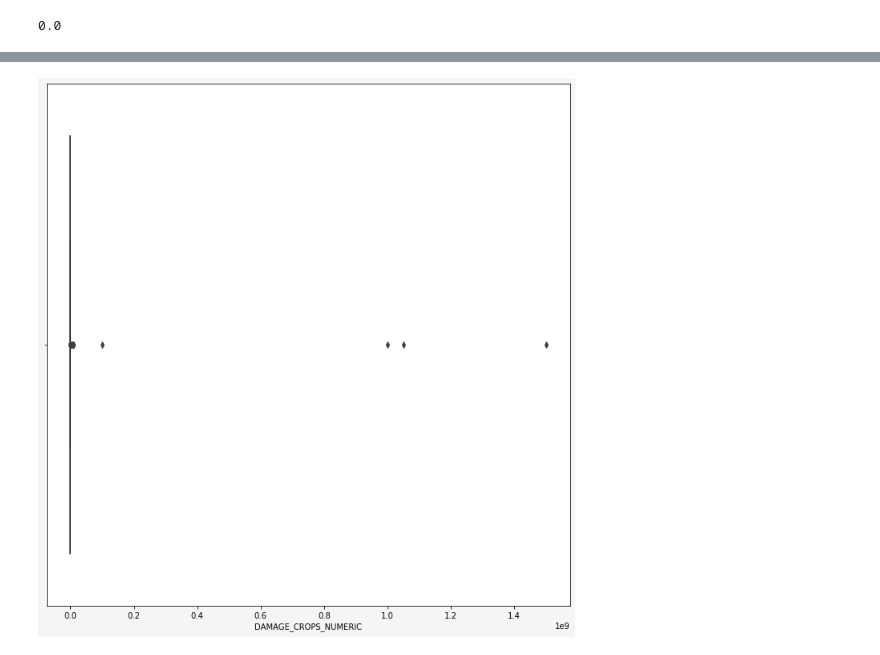
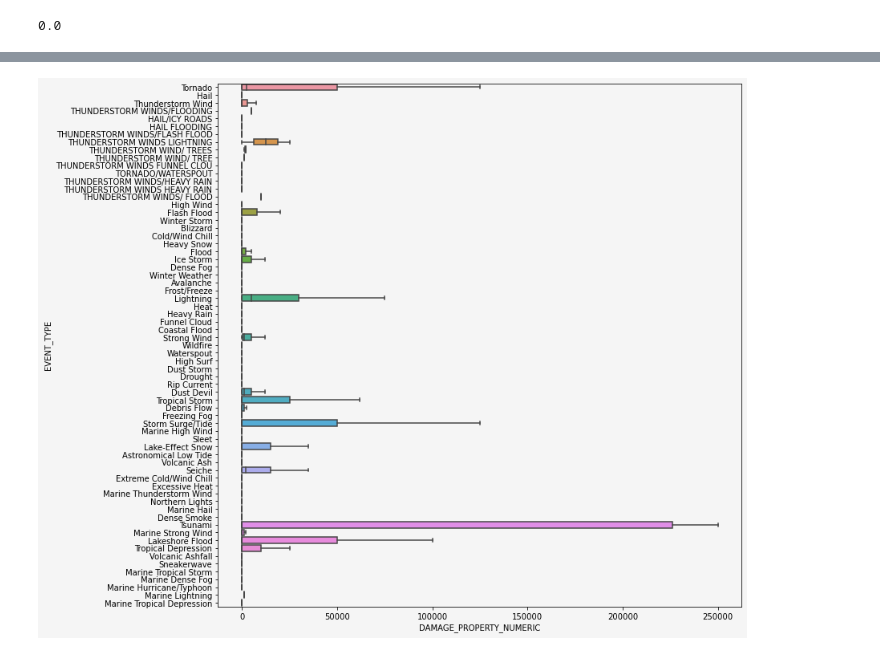
Before and after one commit to lexbuko22/NOAA_Weather_Event_Datamining, a Jupyter notebook: Storm-Event-Data Notebook.ipynb, the cells around one changed output, grey strips where cells are left out. Drawn from its saved outputs; the diff is of its cells as text; code cells hidden in the pictures.

Commit message:
data checking finished

```diff
--- a/Storm-Event-Data Notebook.ipynb
+++ b/Storm-Event-Data Notebook.ipynb
@@ -174,3 +167,19 @@ df['DAMAGE_CROPS_NUMERIC'] = df['DAMAGE_CROPS'].astype(str).fillna('0.0')
 float(df['DAMAGE_CROPS_NUMERIC'].iloc[1103333][0:-1])*1000
 # %% [output]
 0.0
+# %%
+def damage_to_numeric_check(row,col):
+    # Need to check for more signififiers - may be numeric suffixes
+    val_dict = {'h':100,'H':100, 'k':1000,'K':1000,'M':1000000,'B':1000000000, 'T': 1000000000000, '?':1}
+    if row[col] == 'nan' or row[col] == '':
+        return 'NaN'
+    else:
+        return row[col][-1]
+
+df['DAMAGE_PROPERTY_MAGNITUDE'] = df['DAMAGE_PROPERTY'].astype(str)
+df['DAMAGE_CROPS_MAGNITUDE'] = df['DAMAGE_CROPS'].astype(str)
+
+col = 'DAMAGE_PROPERTY_MAGNITUDE'
+df['DAMAGE_PROPERTY_MAGNITUDE'] = df.apply(lambda x: damage_to_numeric_check(x,col),axis=1)
+col = 'DAMAGE_CROPS_MAGNITUDE'
+df['DAMAGE_CROPS_MAGNITUDE'] = df.apply(lambda x: damage_to_numeric_check(x,col),axis=1)
@@ -193,8 +224,8 @@ df['DAMAGE_CROPS_NUMERIC'] = df.apply(lambda x: damage_to_numeric(x,col),axis=1)
 # %%
 df['DAMAGE_PROPERTY_NUMERIC'] = df['DAMAGE_PROPERTY'].astype(str).fillna('0.0')
 print(df['DAMAGE_PROPERTY_NUMERIC'].value_counts().to_markdown())
-# col = 'DAMAGE_PROPERTY_NUMERIC'
-# df['DAMAGE_PROPERTY_NUMERIC'] = df.apply(lambda x: damage_to_numeric(x,col),axis=1).astype('float64')
+col = 'DAMAGE_PROPERTY_NUMERIC'
+df['DAMAGE_PROPERTY_NUMERIC'] = df.apply(lambda x: damage_to_numeric(x,col),axis=1).astype('float64')
 # %% [output]
 |:-------------------|--------------------------:|
 | 0.00K              |                    632811 |
@@ -217,4 +248,6 @@ print(df['DAMAGE_PROPERTY_NUMERIC'].value_counts().to_markdown())
 #print(df['DAMAGE_CROPS_NUMERIC'].value_counts().to_markdown())
 df['DAMAGE_CROPS_NUMERIC'] = df['DAMAGE_CROPS_NUMERIC'].astype('float64')
 df['DAMAGE_CROPS_NUMERIC'].sort_values().tail(30)
+df['DAMAGE_PROPERTY_NUMERIC'] = df['DAMAGE_PROPERTY_NUMERIC'].astype('float64')
+df['DAMAGE_PROPERTY_NUMERIC'].sort_values().tail(30)
 # %% [output]
@@ -244,0 +271,11 @@ AttributeError: 'tuple' object has no attribute 'figure'
+# %%
+import seaborn as sns
+print(df[df['EVENT_TYPE']=='TORNADOES, TSTM WIND, HAIL']['DAMAGE_PROPERTY_NUMERIC'])
+## Removing major outlier for plot
+df_prop_damage_plot = df[['EVENT_TYPE','DAMAGE_PROPERTY_NUMERIC']].copy()
+df_prop_damage_plot = df_prop_damage_plot[df_prop_damage_plot['EVENT_TYPE']!='TORNADOES, TSTM WIND, HAIL']
+df_prop_damage_plot = df_prop_damage_plot[df_prop_damage_plot['EVENT_TYPE']!='Hurricane']
+df_prop_damage_plot = df_prop_damage_plot[df_prop_damage_plot['EVENT_TYPE']!='Hurricane (Typhoon)']
+g = sns.boxplot(data=df_prop_damage_plot, x='DAMAGE_PROPERTY_NUMERIC',y='EVENT_TYPE')
+g.figure.set_facecolor("whitesmoke")
+g.figure.set_size_inches(11.7, 12)
@@ -245,6 +286,6 @@ AttributeError: 'tuple' object has no attribute 'figure'
 # %%
-g = sns.boxplot(x=df['DAMAGE_CROPS_NUMERIC'])
+g = sns.boxplot(data=df_prop_damage_plot, x='DAMAGE_PROPERTY_NUMERIC',y='EVENT_TYPE',showfliers=False)
 g.figure.set_facecolor("whitesmoke")
 g.figure.set_size_inches(11.7, 12)
 # %% [output]
-[figure, old version]
+[figure, new version]
```
Also changed, not shown: parts of 8 cells of this notebook.
